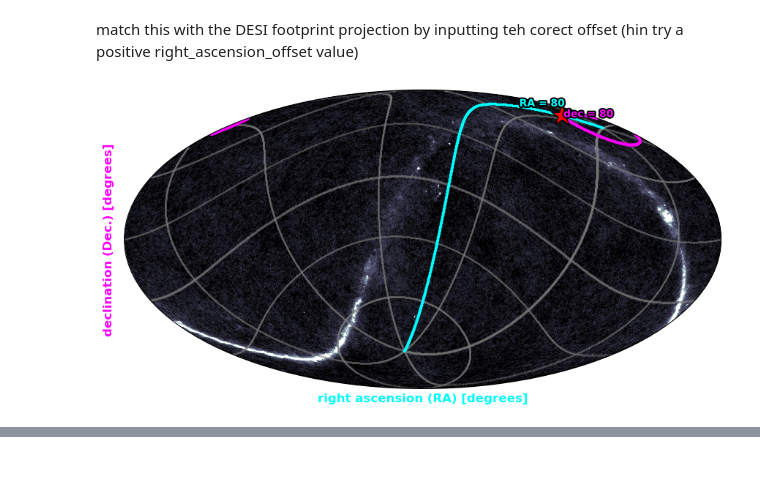
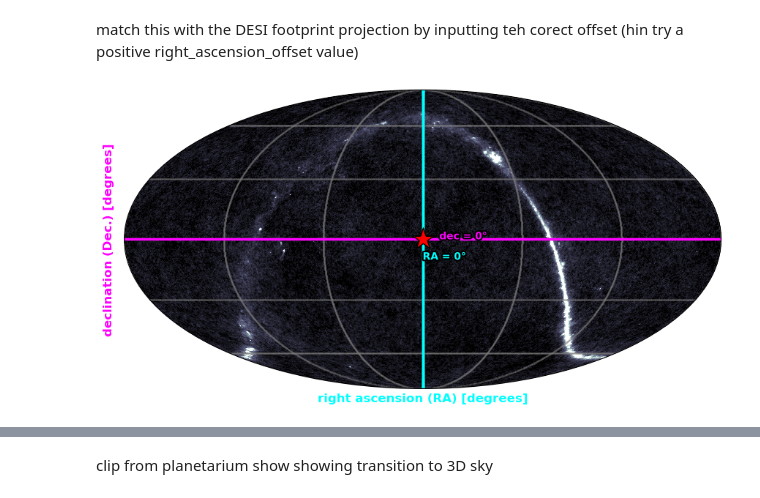
Before and after one commit to DESIHIGH/desihigh, a Jupyter notebook: notebooks/English/exercises/MappingTheEarth.ipynb, the cells around one changed output, grey strips where cells are left out. Cells and saved outputs as stored; diff of their text form; code cells hidden in the pictures; blank space fills up the shorter version.

```diff
--- a/notebooks/English/exercises/MappingTheEarth.ipynb
+++ b/notebooks/English/exercises/MappingTheEarth.ipynb
@@ -463,21 +205,23 @@ plot_sky_map(sky_map, right_ascension, declination)
 # %% [markdown]
 match this with the DESI footprint projection by inputting teh corect offset (hin try a positive right_ascension_offset value)
 # %%
-right_ascension = 80
-declination = 80
+right_ascension = 0
+declination = 0
 
-right_ascension_offset = 90
-declination_offset = -30
-psi_offset = -10
+right_ascension_offset = 0
+declination_offset = 0
+psi_offset = 0
 
 
-plot_transformed_sky_map(sky_map, right_ascension, declination, right_ascension_offset, declination_offset, psi_offset)
+projections.plot_transformed_sky_map(sky_map, right_ascension, declination, right_ascension_offset, declination_offset, psi_offset)
 # %% [output]
-[figure, old version]
+[figure, new version]
 # %% [markdown]
 <img src="../../../images/dr1-bright-progress.png" alt="" width="600"/>
 
 <h6> Source : <a href="https://arxiv.org/abs/2503.14745">First Public Data Release of the DESI Survey</a></h6>
+# %% [markdown]
+clip from planetarium show showing transition to 3D sky
 # %% [markdown]
 Compare your plot with the DESI footprint map we saw before. **Did DESI plan to observe in both the North Galactic Cap footprint and the South Galactic Cap footprint on 2021-09-22?**
 
```
Also changed, not shown: parts of 25 cells of this notebook, 3 other files.
